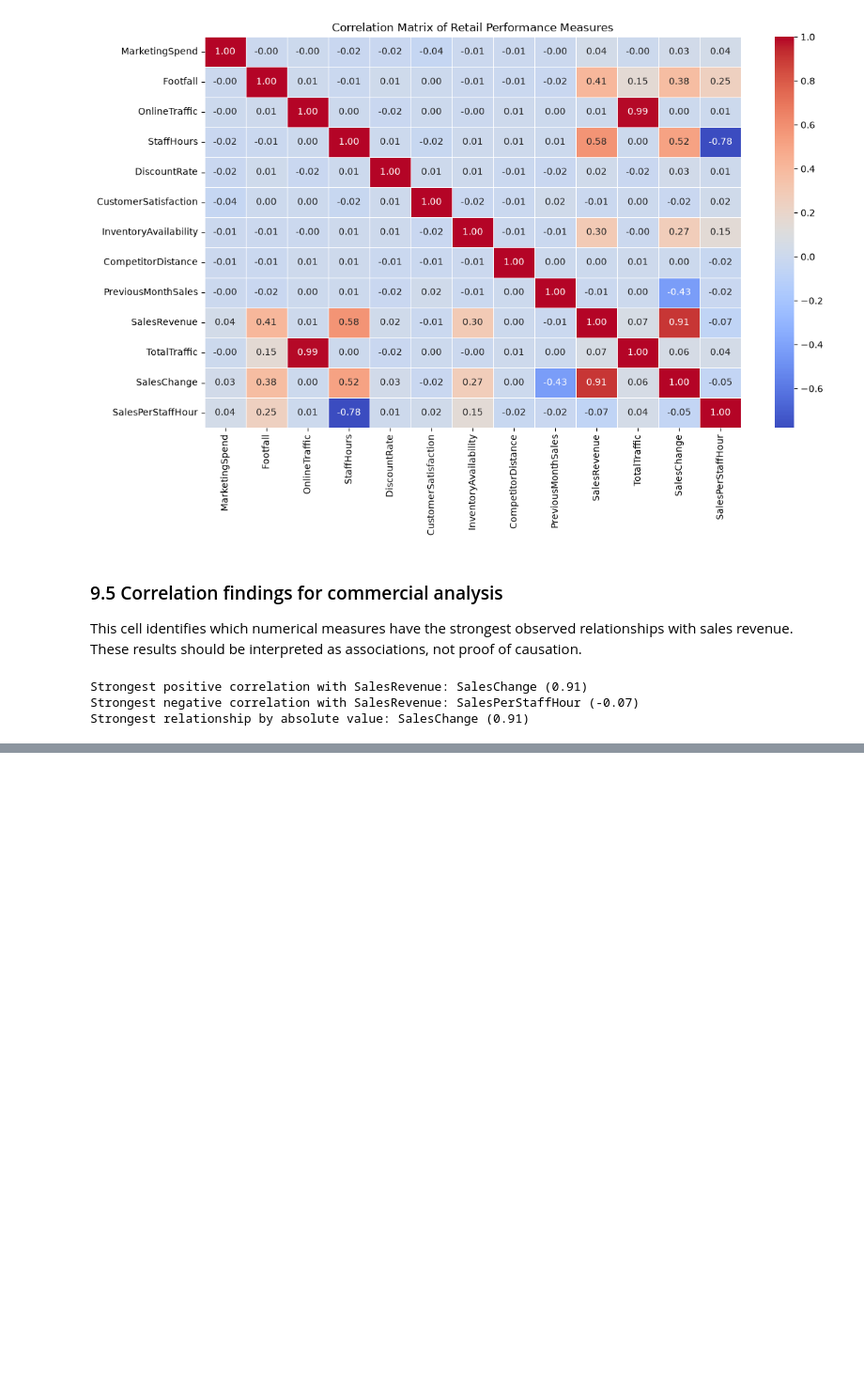
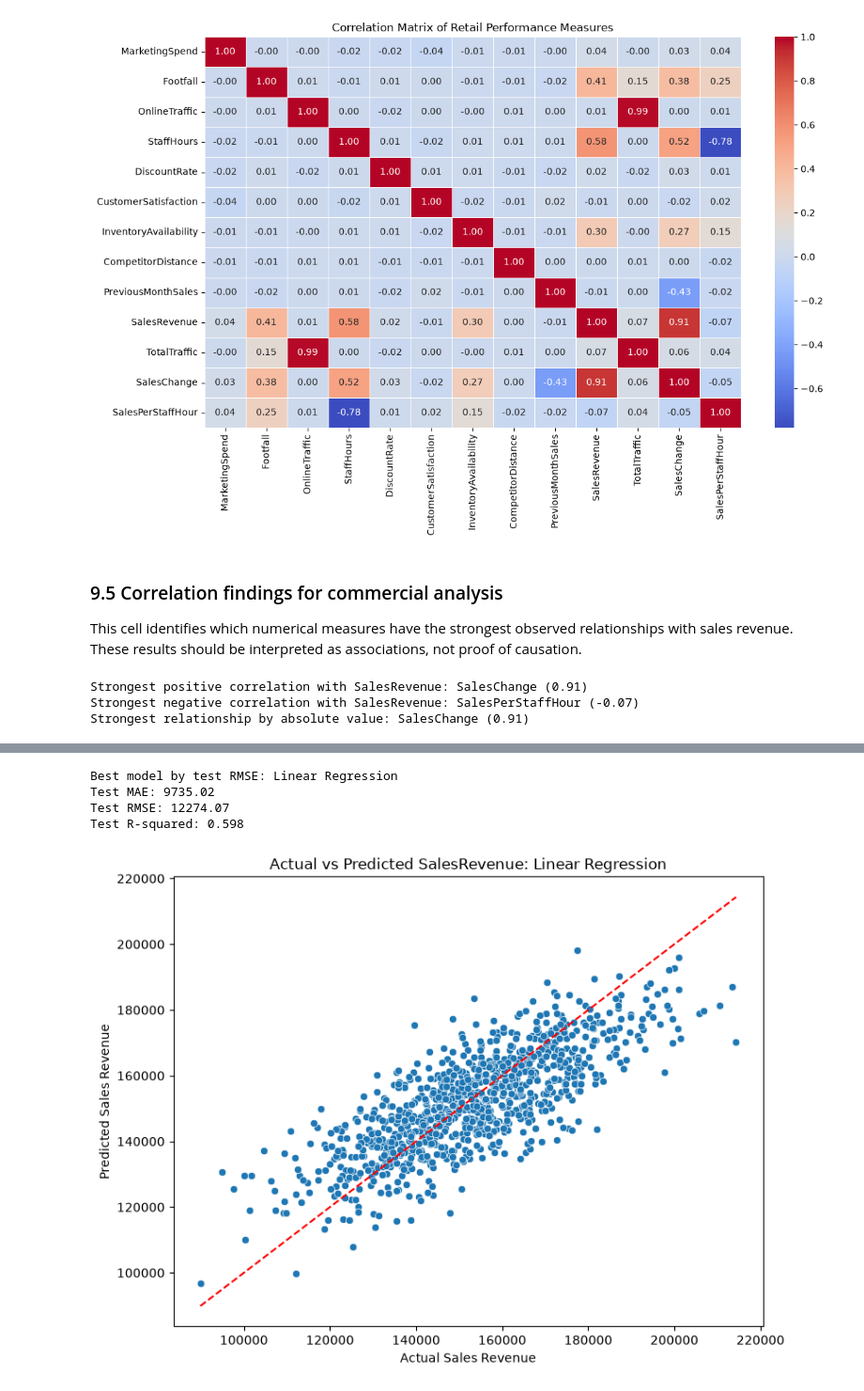
Before and after one commit to RyanMitchell8/Research-Analytics-Ca1, a Jupyter notebook: Ca1-folder/Task_1_Retail_Performance.ipynb, the cells around one changed output, grey strips where cells are left out. Shown at 94% size. Cells and saved outputs as stored; diff of their text form; code cells hidden in the pictures; blank space fills up the shorter version.

```diff
--- a/Ca1-folder/Task_1_Retail_Performance.ipynb
+++ b/Ca1-folder/Task_1_Retail_Performance.ipynb
@@ -652,0 +785,45 @@ Strongest relationship by absolute value: SalesChange (0.91)
+# %%
+# Select the best-performing model based on the lowest test RMSE.
+best_model_name = model_comparison.loc[0, "Model"]
+best_metrics = model_comparison.loc[0]
+best_predictions = test_predictions[best_model_name]
+
+print(f"Best model by test RMSE: {best_model_name}")
+print(f"Test MAE: {best_metrics['MAE']:.2f}")
+print(f"Test RMSE: {best_metrics['RMSE']:.2f}")
+print(f"Test R-squared: {best_metrics['R-squared']:.3f}")
+
+# Compare actual and predicted sales for each held-out test observation.
+prediction_comparison = pd.DataFrame({
+    "Actual SalesRevenue": y_test.to_numpy(),
+    "Predicted SalesRevenue": best_predictions
+})
+
+plt.figure(figsize=(8, 6))
+sns.scatterplot(
+    data=prediction_comparison,
+    x="Actual SalesRevenue",
+    y="Predicted SalesRevenue"
+)
+
+# A perfect prediction would fall on this diagonal reference line.
+plot_min = min(
+    prediction_comparison["Actual SalesRevenue"].min(),
+    prediction_comparison["Predicted SalesRevenue"].min()
+)
+plot_max = max(
+    prediction_comparison["Actual SalesRevenue"].max(),
+    prediction_comparison["Predicted SalesRevenue"].max()
+)
+plt.plot([plot_min, plot_max], [plot_min, plot_max], color="red", linestyle="--")
+plt.title(f"Actual vs Predicted SalesRevenue: {best_model_name}")
+plt.xlabel("Actual Sales Revenue")
+plt.ylabel("Predicted Sales Revenue")
+plt.tight_layout()
+plt.show()
+# %% [output]
+Best model by test RMSE: Linear Regression
+Test MAE: 9735.02
+Test RMSE: 12274.07
+Test R-squared: 0.598
+[figure, added]
```
Also changed, not shown: parts of 6 cells of this notebook.
